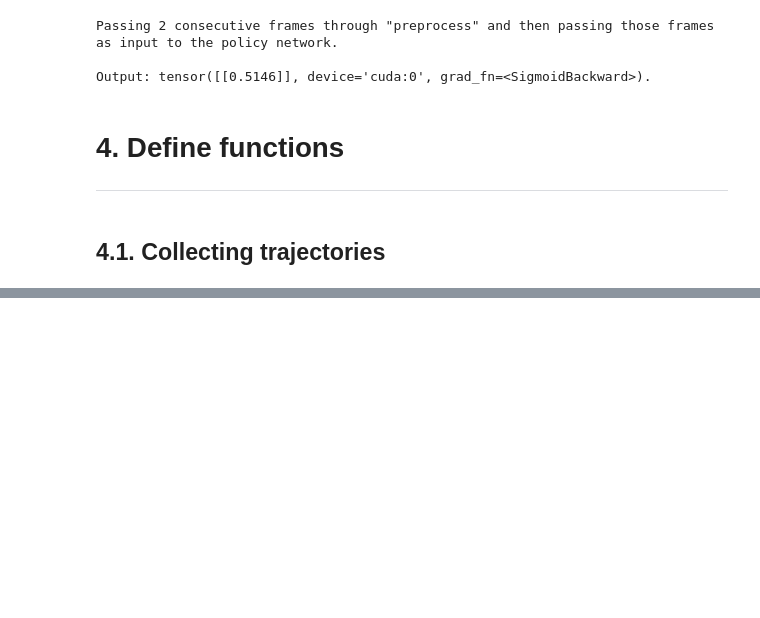
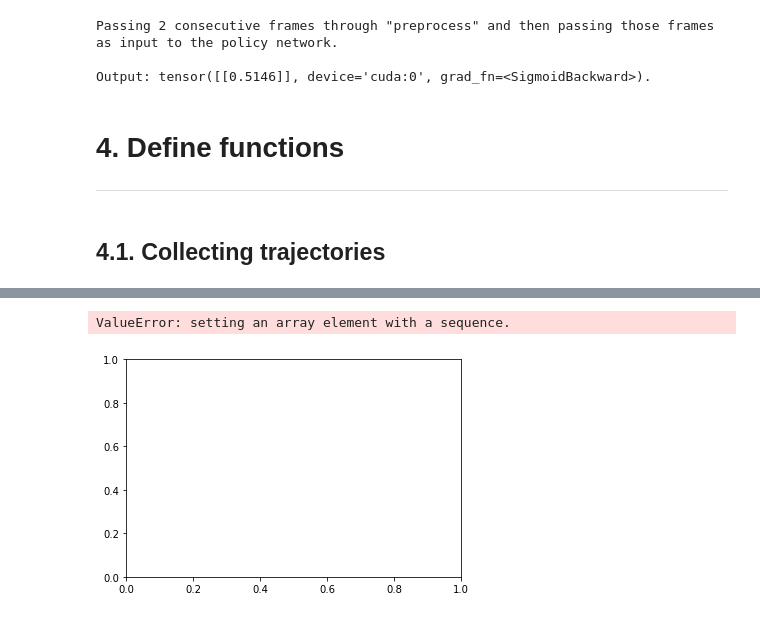
Before and after one commit to andrefmsmith/amsRL_openAIgym, a Jupyter notebook: CodeBlog_PongFromPixels_2.0.ipynb, the cells around one changed output, grey strips where cells are left out. Saved outputs shown, nothing was run; the diff lists cells and outputs as text; code cells hidden in the pictures; blank space fills up the shorter version.

```diff
--- a/CodeBlog_PongFromPixels_2.0.ipynb
+++ b/CodeBlog_PongFromPixels_2.0.ipynb
@@ -177,0 +246,5 @@ torch.stack(probabilities).squeeze().shape
+# %%
+plt.plot(scores_epochs)
+# %% [output]
+ValueError: setting an array element with a sequence.
+[figure, added]
```
Also changed, not shown: parts of 13 cells of this notebook.
